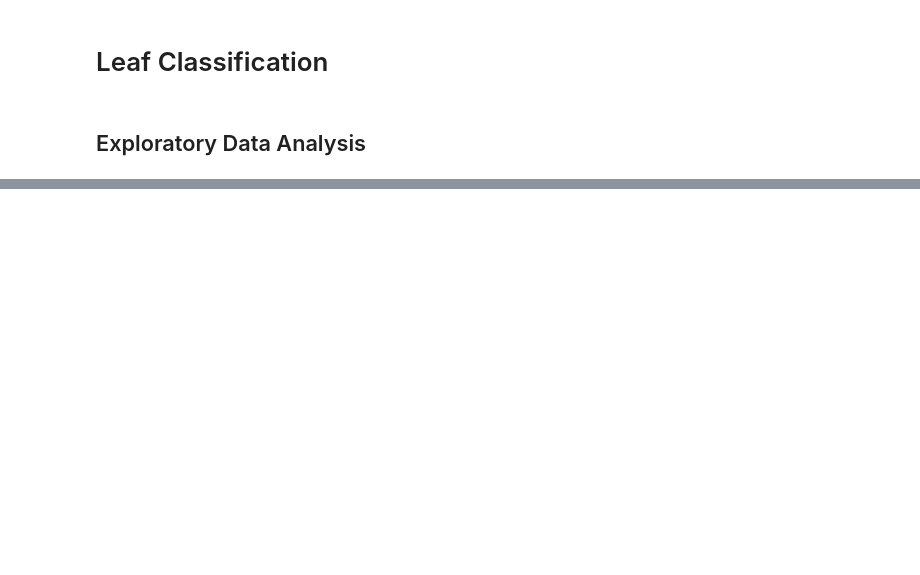
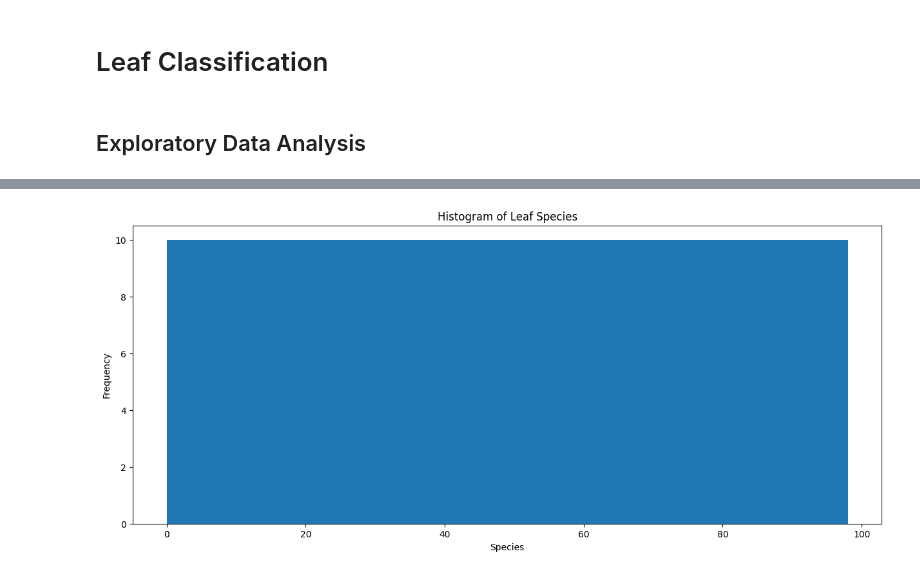
Before and after one commit to RemiBtn/LeafClassification, a Jupyter notebook: classification.ipynb, the cells around one changed output, grey strips where cells are left out. Drawn from its saved outputs; the diff is of its cells as text; code cells hidden in the pictures; blank space fills up the shorter version.

```diff
--- a/classification.ipynb
+++ b/classification.ipynb
@@ -12,12 +10,6 @@ ModuleNotFoundError: No module named 'sklearn'
 # %%
 # Load the dataset
-data = pd.read_csv('/path/to/your/data.csv')
+data = pd.read_csv('data/train.csv')
 
 # Display the first few rows of the dataset
-print(data.head())
-
-# Summary statistics
-print(data.describe())
-
-# Check for null values
-print(data.isnull().sum())
+data.head()
@@ -23,0 +54,7 @@ print(data.isnull().sum())
+# %%
+# Encoding species names to numeric values
+label_encoder = LabelEncoder()
+data['species'] = label_encoder.fit_transform(data['species'])
+
+# Display the transformed data
+data.head()
@@ -23,0 +69,10 @@ print(data.isnull().sum())
+# %%
+# Histogram of species distribution
+plt.figure(figsize=(15, 6))
+plt.hist(data['species'], bins=99)
+plt.title('Histogram of Leaf Species')
+plt.xlabel('Species')
+plt.ylabel('Frequency')
+plt.show()
+# %% [output]
+[figure, added]
```
Also changed, not shown: parts of 20 cells of this notebook.
